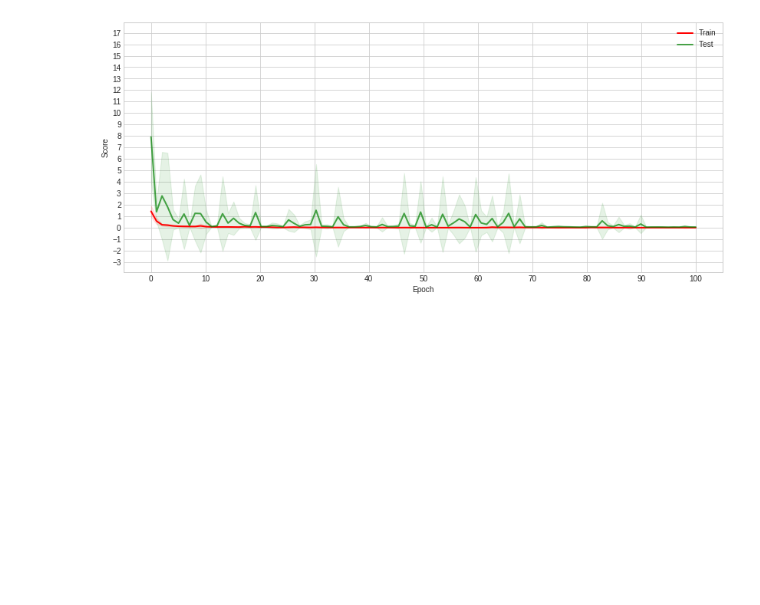
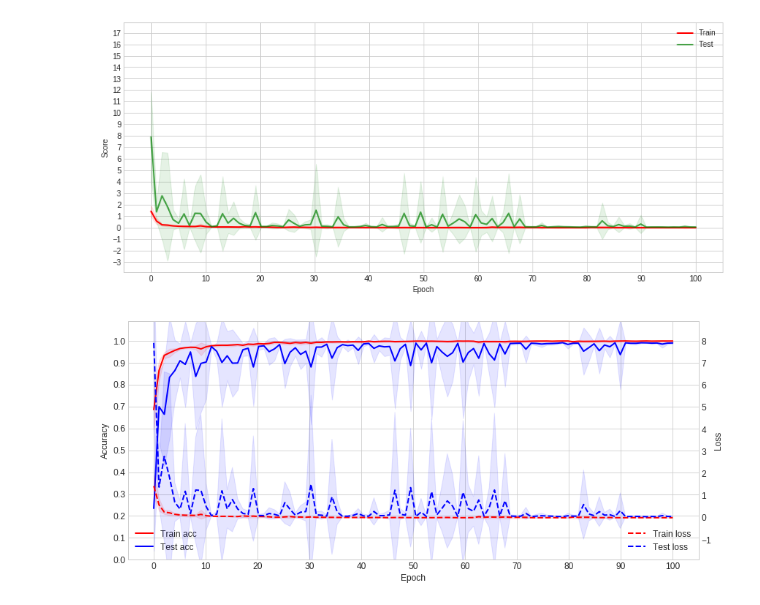
Before and after one commit to bazinho/MalImg, a Jupyter notebook: malimg-pre-xception-Adam-100epochs-fromscratch-GPU-0.9908acc.ipynb, the cells around one changed output. Cells and saved outputs as stored; diff of their text form; code cells hidden in the pictures; blank space fills up the shorter version.

```diff
--- a/malimg-pre-xception-Adam-100epochs-fromscratch-GPU-0.9908acc.ipynb
+++ b/malimg-pre-xception-Adam-100epochs-fromscratch-GPU-0.9908acc.ipynb
@@ -475,0 +543,4 @@ plot_mean_loss(history)
+# %%
+plot_mean(history)
+# %% [output]
+[figure, added]
```
Also changed, not shown: parts of 1 cell of this notebook, 17 other files.
